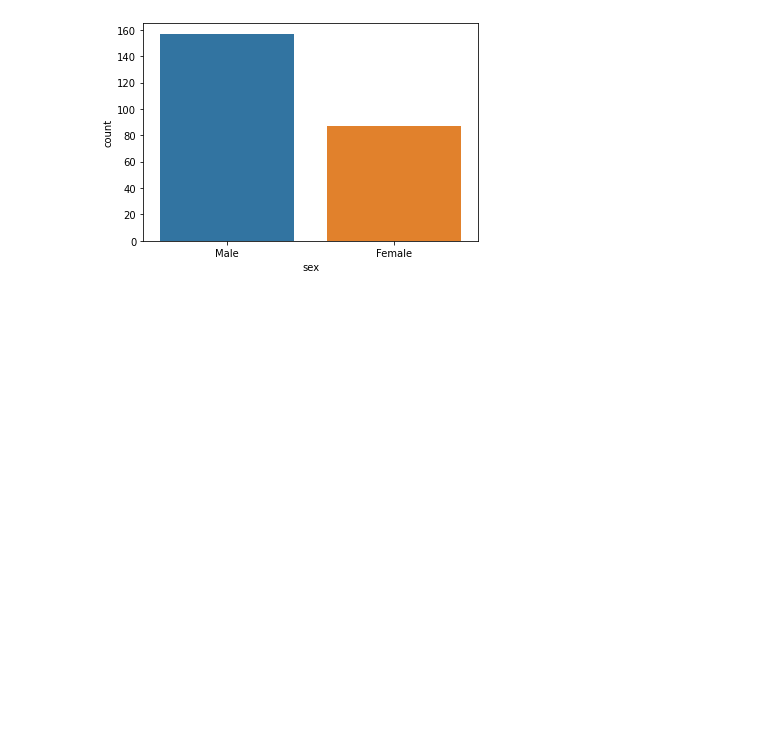
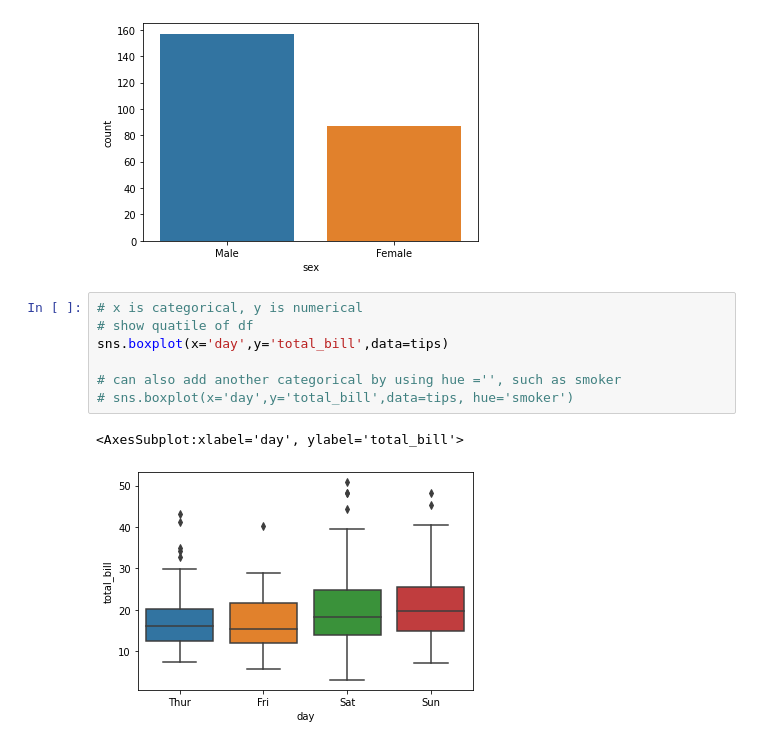
Before and after one commit to boyplus/Udemy-Python-DS-ML, a Jupyter notebook: Py_DS_ML/06-Data-Visualization-with-Seaborn/02-My-Categorical Plots.ipynb, the cells around one changed output. Cells and saved outputs as stored; diff of their text form; blank space fills up the shorter version.

Commit message:
complete: categorical plot

```diff
--- a/Py_DS_ML/06-Data-Visualization-with-Seaborn/02-My-Categorical Plots.ipynb
+++ b/Py_DS_ML/06-Data-Visualization-with-Seaborn/02-My-Categorical Plots.ipynb
@@ -35,3 +35,13 @@ sns.countplot(x='sex',data=tips)
 # %% [output]
 <AxesSubplot:xlabel='sex', ylabel='count'>
 [figure]
+# %%
+# x is categorical, y is numerical
+# show quatile of df
+sns.boxplot(x='day',y='total_bill',data=tips)
+
+# can also add another categorical by using hue ='', such as smoker
+# sns.boxplot(x='day',y='total_bill',data=tips, hue='smoker')
+# %% [output]
+<AxesSubplot:xlabel='day', ylabel='total_bill'>
+[figure, added]
```
Also changed, not shown: parts of 4 cells of this notebook.
